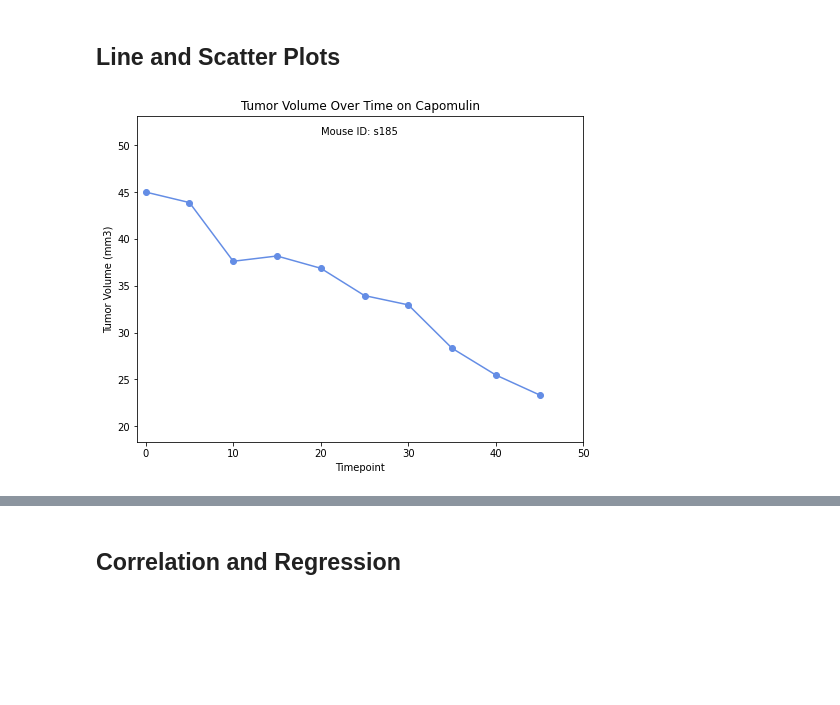
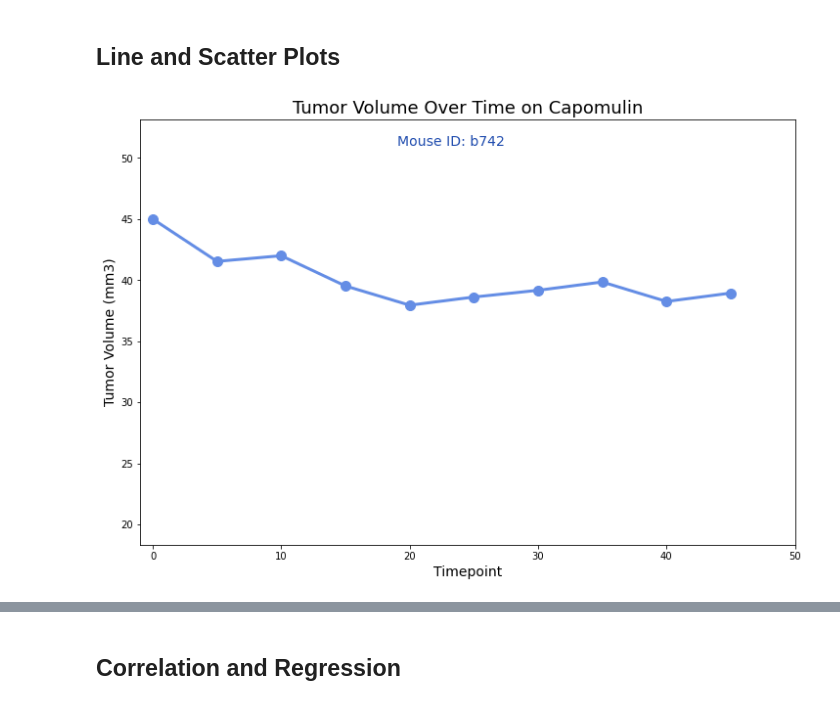
Before and after one commit to beaujeffrey03/matplotlib-challenge, a Jupyter notebook: pymaceuticals_starter.ipynb, the cells around one changed output, grey strips where cells are left out. Cells and saved outputs as stored; diff of their text form; code cells hidden in the pictures; blank space fills up the shorter version.

```diff
--- a/pymaceuticals_starter.ipynb
+++ b/pymaceuticals_starter.ipynb
@@ -349,35 +327,36 @@ plt.show()
 # %%
 # Generate a line plot of tumor volume vs. time point for a mouse treated with Capomulin
 # Make list of unique mice from capomulin_df
 capomulin_all_df = merge_df.loc[merge_df['Drug Regimen'] == 'Capomulin']
-capomulin_all_df = capomulin_all_df[['Mouse ID', 'Timepoint', 'Tumor Volume (mm3)']]
+capomulin_all_df = capomulin_all_df[['Mouse ID', 'Timepoint', 'Tumor Volume (mm3)', 'Weight (g)']]
 
 mouse_list = capomulin_all_df['Mouse ID'].unique()
 mouse_list
 
 # Take random mouse id from mouse list
 mouse_id = random.choice(mouse_list)
 mouse_id
 
 # generate df from random mouse id
 lineplot_df = capomulin_all_df.loc[capomulin_all_df['Mouse ID'] == mouse_id]
 lineplot_df
 
 line_x = lineplot_df['Timepoint']
 line_y = lineplot_df['Tumor Volume (mm3)']
 
 max_volume = capomulin_all_df['Tumor Volume (mm3)'].max()
 min_volume = capomulin_all_df['Tumor Volume (mm3)'].min()
 
-plt.figure(figsize=(8, 6))
-plt.plot(line_x, line_y, marker='o', color='#648DE5')
-plt.title('Tumor Volume Over Time on Capomulin')
-plt.xlabel('Timepoint')
-plt.ylabel('Tumor Volume (mm3)')
+mouse_text = f'Mouse ID: {mouse_id}'
+
+plt.figure(figsize=(12, 8))
+plt.plot(line_x, line_y, marker='o', color='#648DE5', linewidth=3, markersize=10)
+plt.title('Tumor Volume Over Time on Capomulin', fontsize=18)
+plt.xlabel('Timepoint', fontsize=14)
+plt.ylabel('Tumor Volume (mm3)', fontsize=14)
 plt.xlim(-1, 50)
 plt.ylim(min_volume-5, max_volume+5)
-plt.text(20, max_volume+3, f'Mouse ID: {mouse_id}')
-
+plt.annotate(mouse_text, (19,51), fontsize=14, color='#1e4bae')
 plt.show()
 # %% [output]
-[figure, old version]
+[figure, new version]
```
Also changed, not shown: parts of 17 cells of this notebook.
